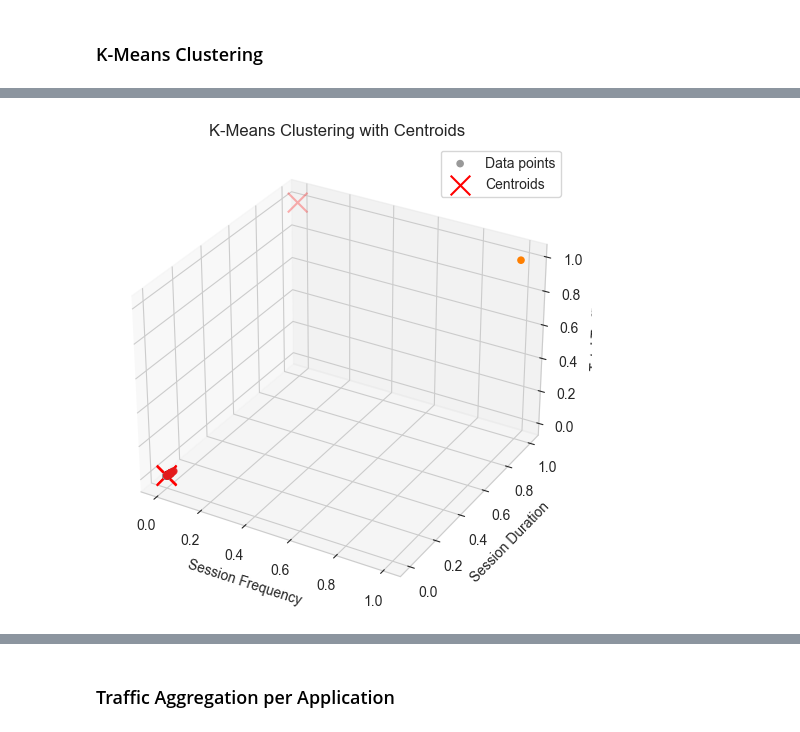
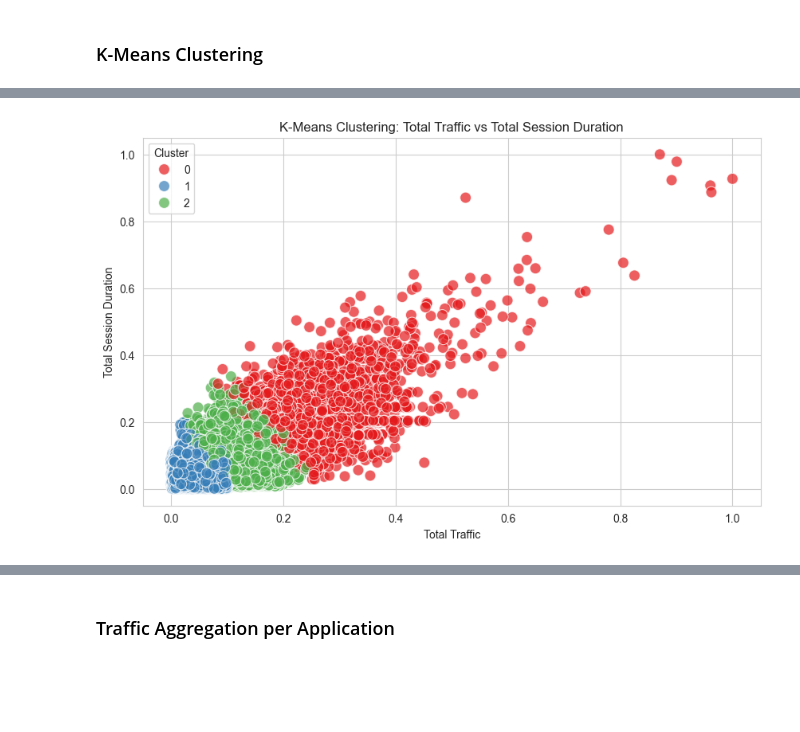
Before and after one commit to Naod-Demissie/User-Engagement-and-Satisfaction-Analysis, a Jupyter notebook: notebooks/2.0-user-engagement-analysis.ipynb, the cells around one changed output, grey strips where cells are left out. Cells and saved outputs as stored; diff of their text form; code cells hidden in the pictures; blank space fills up the shorter version.

```diff
--- a/notebooks/2.0-user-engagement-analysis.ipynb
+++ b/notebooks/2.0-user-engagement-analysis.ipynb
@@ -279,39 +280,22 @@ normalized_data.head()
-# %%
-# Extract centroids from k-means
-centroids = kmeans.cluster_centers_
-
-# Create 3D scatter plot to visualize centroids
-fig = plt.figure(figsize=(8, 6))
-ax = fig.add_subplot(111, projection="3d")
-
-# Scatter plot of the data points
-ax.scatter(
-    normalized_data["Total_Session_Frequency"],
-    normalized_data["Total_Session_Duration"],
-    normalized_data["Total_Traffic"],
-    c=normalized_data["Cluster"],
-    cmap="Set1",
-    label="Data points",
-)
-
-# Plot the centroids
-ax.scatter(
-    centroids[:, 0],
-    centroids[:, 1],
-    centroids[:, 2],
-    c="red",
-    marker="x",
-    s=200,
-    label="Centroids",
-)
-
-# Labels and title
-ax.set_xlabel("Session Frequency")
-ax.set_ylabel("Session Duration")
-ax.set_zlabel("Total Traffic")
-ax.set_title("K-Means Clustering with Centroids")
-ax.legend()
-
-plt.show()
-# %% [output]
-[figure, removed]
+# %%
+# 2D scatter plot of Total Traffic and Total Session Duration with Cluster as hue
+plt.figure(figsize=(10, 6))
+sns.scatterplot(
+    x="Total_Traffic",
+    y="Total_Session_Duration",
+    hue="Cluster",
+    palette="Set1",
+    data=normalized_data,
+    s=100,
+    alpha=0.7,
+    edgecolor="w",
+)
+
+# Labels and title
+plt.xlabel("Total Traffic")
+plt.ylabel("Total Session Duration")
+plt.title("K-Means Clustering: Total Traffic vs Total Session Duration")
+plt.legend(title="Cluster")
+plt.show()
+# %% [output]
+[figure, added]
```
Also changed, not shown: parts of 34 cells of this notebook.
